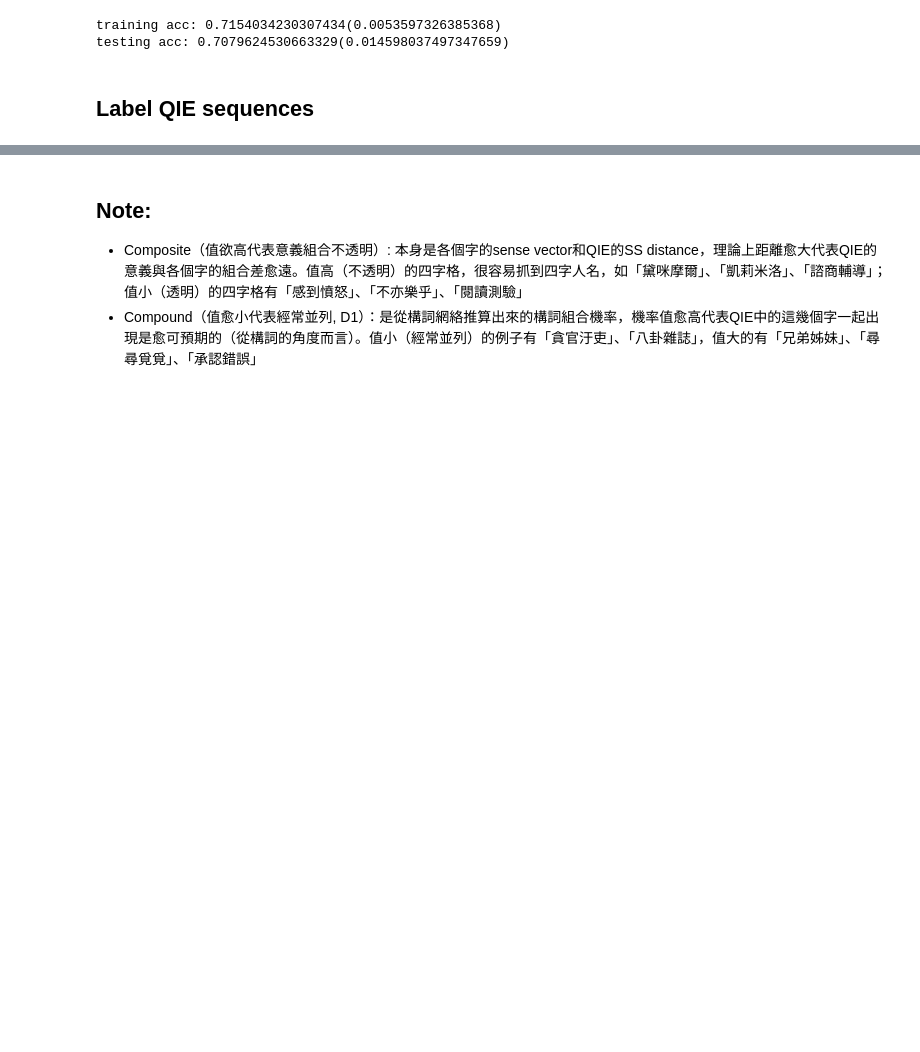
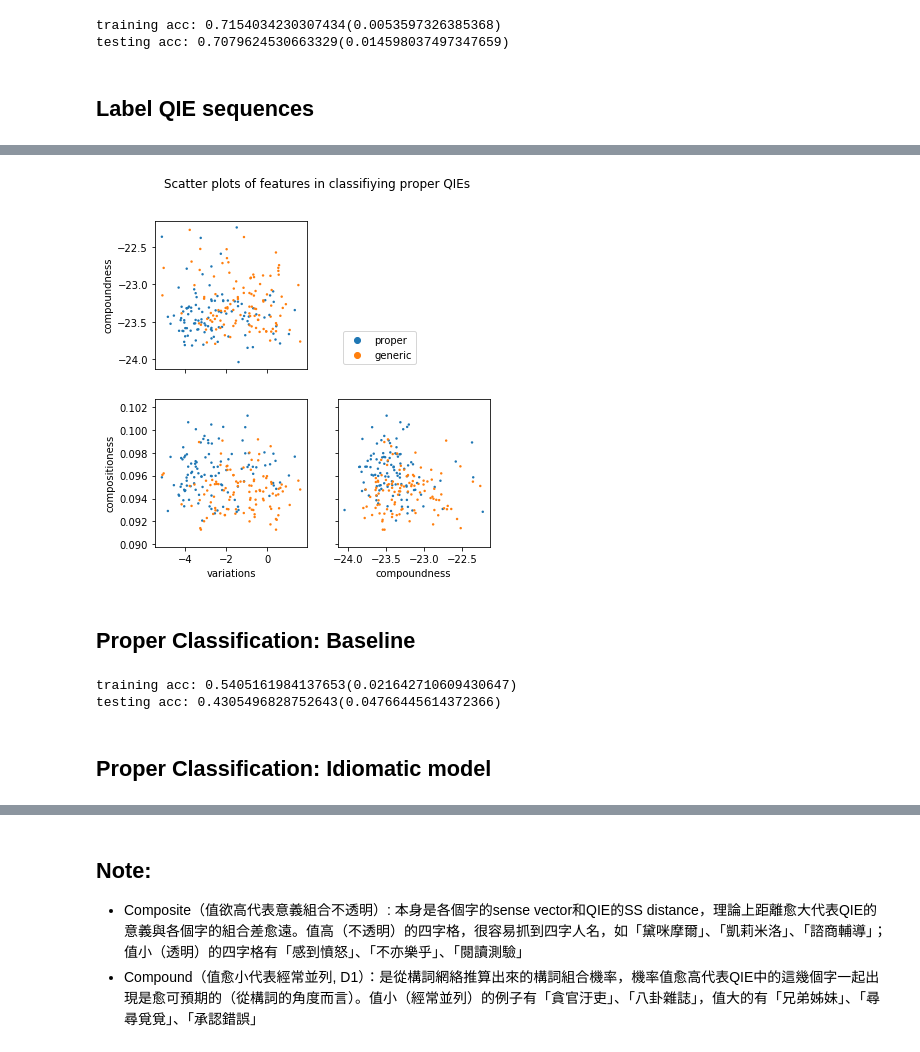
Before and after one commit to seantyh/MWE2019, a Jupyter notebook: etc/Model.ipynb, the cells around one changed output, grey strips where cells are left out. Saved outputs shown, nothing was run; the diff lists cells and outputs as text; code cells hidden in the pictures; blank space fills up the shorter version.

Commit message:
add proper experiment in models and materials

```diff
--- a/etc/Model.ipynb
+++ b/etc/Model.ipynb
@@ -247,0 +262,11 @@ ngram_feats.to_csv(ngram_feats_path)
+# %%
+propers = list(materials.proper_qie)
+# %%
+qie_generals = [x for x in materials.qies if x not in propers]
+np.random.shuffle(qie_generals)
+qie_generals = qie_generals[:len(propers)]
+# %%
+is_proper = ["proper"] * len(propers) + ["generic"] * len(qie_generals)
+pr_qie_idx = []
+for qie_x in chain(propers, qie_generals):
+    pr_qie_idx.append(materials.qies.index(qie_x))
@@ -247,0 +275,28 @@ ngram_feats.to_csv(ngram_feats_path)
+# %%
+pr_comp_feats = [comp_feats[idx] for idx in pr_qie_idx]
+pr_composite_feats = [composite_feats[idx] for idx in pr_qie_idx]
+pr_vars_feats = [vars_feats[idx] for idx in pr_qie_idx]
+# %%
+fig, axes = plt.subplots(2,2)
+fig.suptitle("Scatter plots of features in classifiying proper QIEs")
+fig.set_size_inches(6,6)
+
+sns.set_palette('tab10')
+sns.scatterplot(x=pr_vars_feats, y=pr_comp_feats, hue=is_proper, marker='o', linewidth=0, s=6, ax=axes[0][0])
+sns.scatterplot(x=pr_vars_feats, y=pr_composite_feats, hue=is_proper, marker='o', linewidth=0, s=6, ax=axes[1][0])
+sns.scatterplot(x=pr_comp_feats, y=pr_composite_feats, hue=is_proper, marker='o', linewidth=0, s=6, ax=axes[1][1])
+sns.scatterplot(x=pr_comp_feats, y=pr_composite_feats, hue=is_proper, marker='o', linewidth=0, s=0, ax=axes[0][1])
+
+axes[0][1].axis('off')
+axes[0][1].legend(loc="lower left")
+axes[1][0].set_xlabel('variations')
+axes[1][0].set_ylabel('compositioness')
+axes[1][0].get_legend().remove()
+axes[1][1].set_xlabel('compoundness')
+axes[1][1].set_yticklabels([])
+axes[1][1].get_legend().remove()
+axes[0][0].set_ylabel('compoundness')
+axes[0][0].set_xticklabels([])
+axes[0][0].get_legend().remove()
+# %% [output]
+[figure, added]
@@ -247,0 +306,24 @@ ngram_feats.to_csv(ngram_feats_path)
+# %% [markdown]
+## Proper Classification: Baseline
+# %%
+kf = KFold(n_splits=5, shuffle=True, random_state=SEED)
+rs = np.random.RandomState(15562)
+pr_X = rs.randn(len(is_proper), 1)
+pr_y = np.array(is_proper)
+train_accs, test_accs = [], []
+for train_idx, test_idx in kf.split(pr_X):
+    X_train, X_test = pr_X[train_idx], pr_X[test_idx]
+    y_train, y_test = pr_y[train_idx], pr_y[test_idx]
+    std = StandardScaler()
+    svm = SVC(gamma='auto')
+    std_svm_pr = Pipeline([('std', std), ('svm', svm)])
+    std_svm_pr.fit(X_train, y_train)
+    train_accs.append(std_svm_pr.score(X_train, y_train))
+    test_accs.append(std_svm_pr.score(X_test, y_test))
+print(f"training acc: {np.mean(train_accs)}({np.std(train_accs)})")
+print(f"testing acc: {np.mean(test_accs)}({np.std(test_accs)})")
+# %% [output]
+training acc: 0.5405161984137653(0.021642710609430647)
+testing acc: 0.4305496828752643(0.04766445614372366)
+# %% [markdown]
+## Proper Classification: Idiomatic model
```
Also changed, not shown: parts of 16 cells of this notebook, 1 other file.
